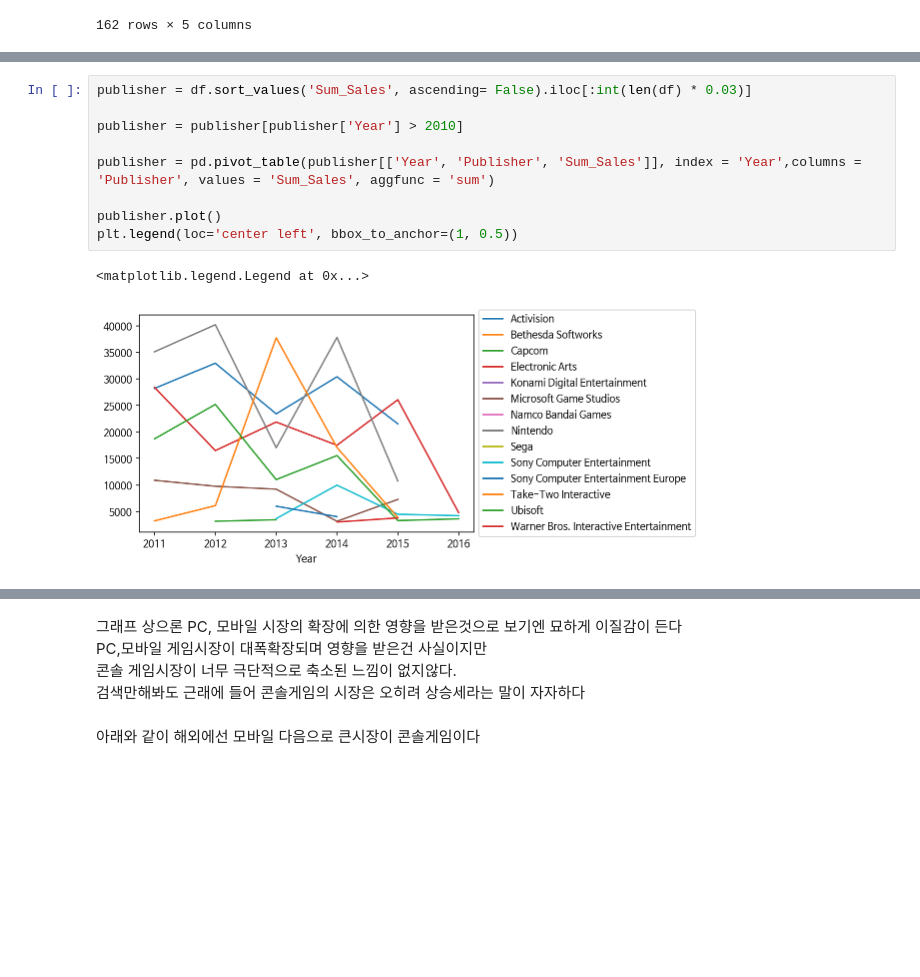
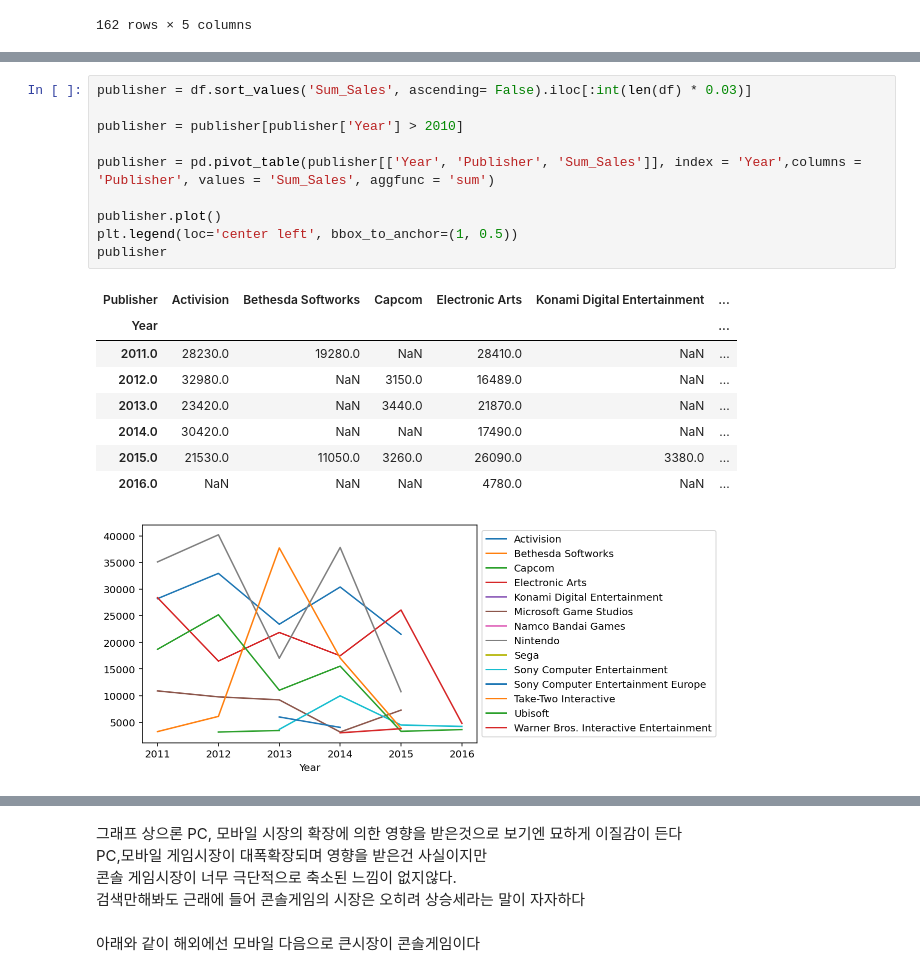
Before and after one commit to C-Designer/Codestates_Section_Project, a Jupyter notebook: Section1_Project.ipynb, the cells around one changed output, grey strips where cells are left out. Saved outputs shown, nothing was run; the diff lists cells and outputs as text; blank space fills up the shorter version.

```diff
--- a/Section1_Project.ipynb
+++ b/Section1_Project.ipynb
@@ -521,15 +525,23 @@ sns.barplot(x= 'Platform', y= 'Publisher', data= recent_Publisher)
 # %%
 publisher = df.sort_values('Sum_Sales', ascending= False).iloc[:int(len(df) * 0.03)]
 
 publisher = publisher[publisher['Year'] > 2010]
 
 publisher = pd.pivot_table(publisher[['Year', 'Publisher', 'Sum_Sales']], index = 'Year',columns = 'Publisher', values = 'Sum_Sales', aggfunc = 'sum')
 
 publisher.plot()
 plt.legend(loc='center left', bbox_to_anchor=(1, 0.5))
+publisher
 # %% [output]
-<matplotlib.legend.Legend at 0x...>
+| Publisher | Activision | Bethesda Softworks | Capcom | Electronic Arts | Konami Digital Entertainment | ... |
+| Year |  |  |  |  |  | ... |
+| 2011.0 | 28230.0 | 19280.0 | NaN | 28410.0 | NaN | ... |
+| 2012.0 | 32980.0 | NaN | 3150.0 | 16489.0 | NaN | ... |
+| 2013.0 | 23420.0 | NaN | 3440.0 | 21870.0 | NaN | ... |
+| 2014.0 | 30420.0 | NaN | NaN | 17490.0 | NaN | ... |
+| 2015.0 | 21530.0 | 11050.0 | 3260.0 | 26090.0 | 3380.0 | ... |
+| 2016.0 | NaN | NaN | NaN | 4780.0 | NaN | ... |
-[figure, old version]
+[figure, new version]
 # %%
 # 연도별 데이터 분량
 
```
Also changed, not shown: parts of 21 cells of this notebook.
